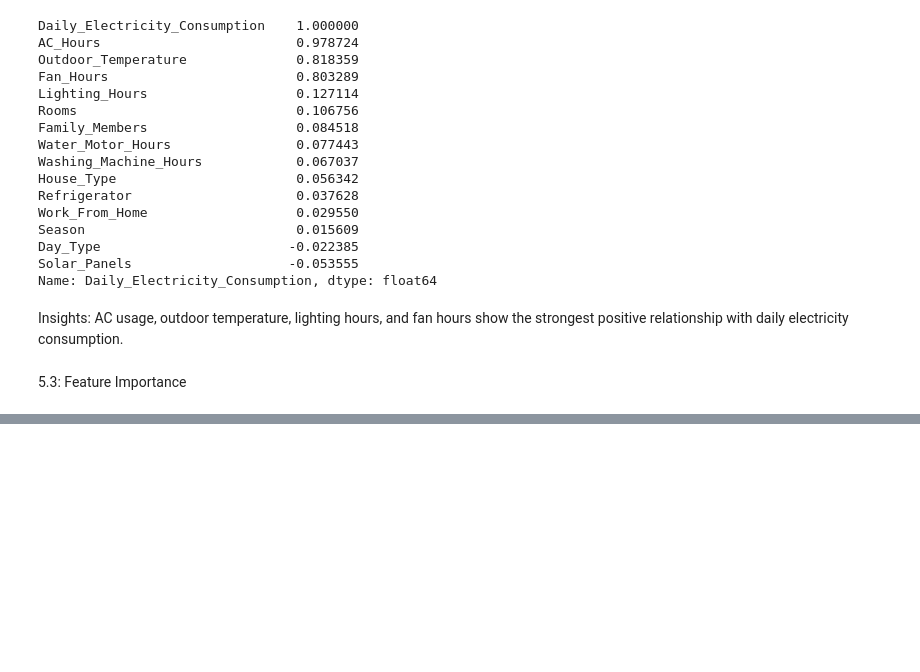
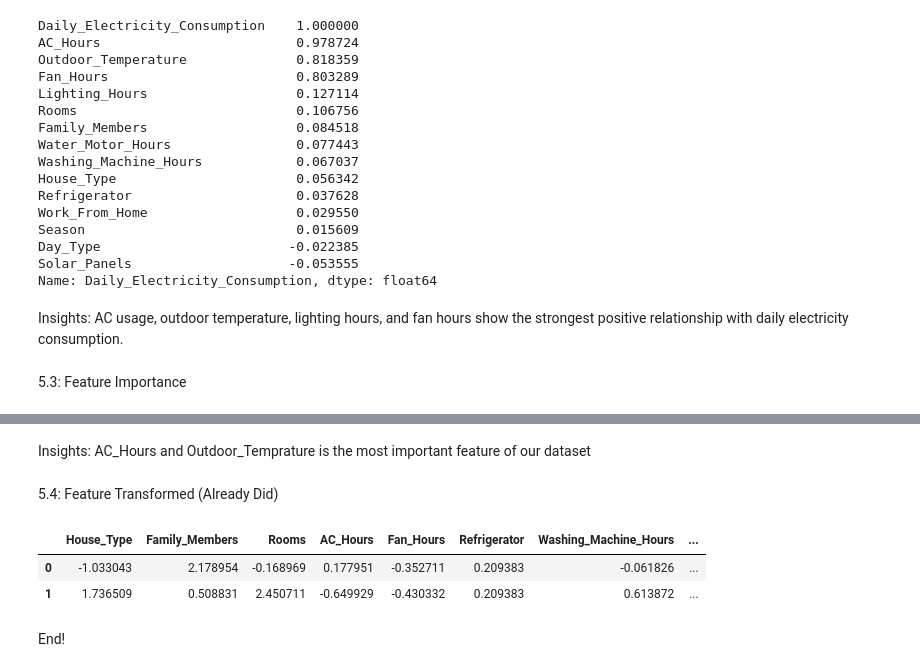
Before and after one commit to mudasir1144/Smart_electricity_consumption, a Jupyter notebook: Smart-Electricity-Consumption/notebooks/01_EDA.ipynb, the cells around one changed output, grey strips where cells are left out. Cells and saved outputs as stored; diff of their text form; code cells hidden in the pictures; blank space fills up the shorter version.

```diff
--- a/Smart-Electricity-Consumption/notebooks/01_EDA.ipynb
+++ b/Smart-Electricity-Consumption/notebooks/01_EDA.ipynb
@@ -509,0 +547,12 @@ TypeError: Input should have at least 1 dimension i.e. satisfy `len(x.shape) > 0
+# %% [markdown]
+Insights: AC_Hours and Outdoor_Temprature is the most important feature of our dataset
+# %% [markdown]
+5.4: Feature Transformed (Already Did)
+# %%
+processed_data.head(2)
+# %% [output]
+|  | House_Type | Family_Members | Rooms | AC_Hours | Fan_Hours | Refrigerator | Washing_Machine_Hours | ... |
+| 0 | -1.033043 | 2.178954 | -0.168969 | 0.177951 | -0.352711 | 0.209383 | -0.061826 | ... |
+| 1 | 1.736509 | 0.508831 | 2.450711 | -0.649929 | -0.430332 | 0.209383 | 0.613872 | ... |
+# %% [markdown]
+End!
```
Also changed, not shown: parts of 4 cells of this notebook, 4 other files.
